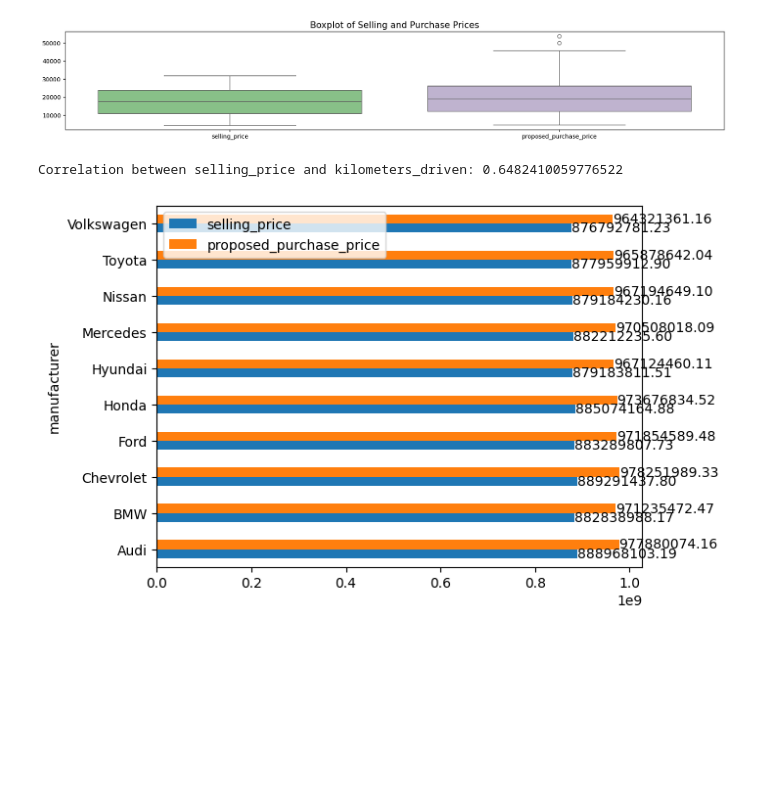
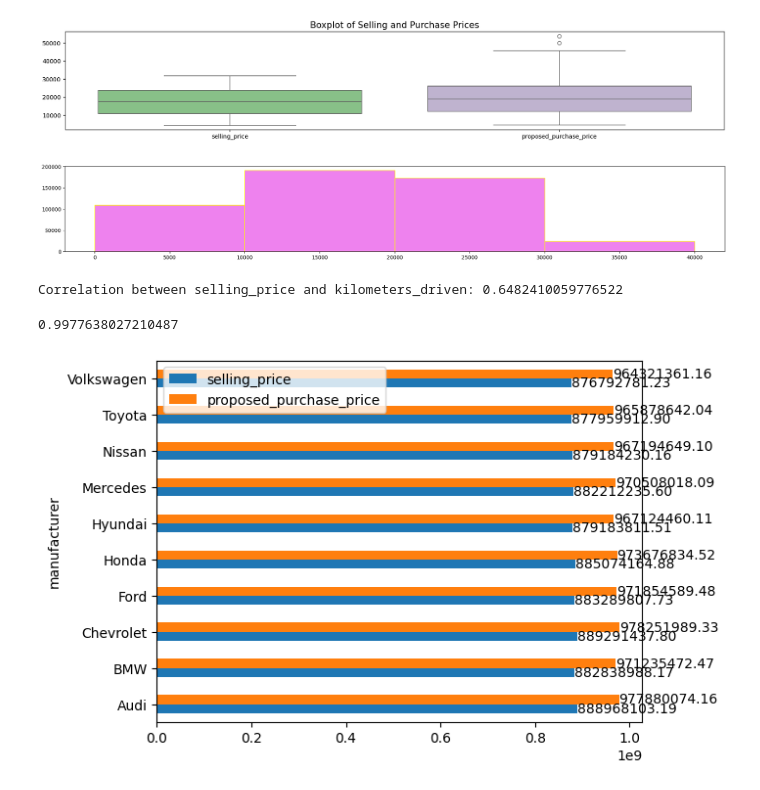
Before and after one commit to Inezariane/Machine-Learning, a Jupyter notebook: Datasets.ipynb, the cells around one changed output. Drawn from its saved outputs; the diff is of its cells as text; code cells hidden in the pictures; blank space fills up the shorter version.

```diff
--- a/Datasets.ipynb
+++ b/Datasets.ipynb
@@ -534,10 +534,22 @@ plt.title("Boxplot of Selling and Purchase Prices", fontsize=15)
 plt.show()
 # %% [output]
 [figure]
+# %%
+plt.figure(figsize=(23, 3))
+plt.hist(df['selling_price'], bins=[0,10000,20000,30000,40000], edgecolor="yellow", color="violet")
+#plt.xticks(unique_values)
+plt.show()
+# %% [output]
+[figure, added]
 # %%
 print('Correlation between selling_price and kilometers_driven:', df['selling_price'].corr(df['kilometers_driven']))
 # %% [output]
 Correlation between selling_price and kilometers_driven: 0.6482410059776522
+# %%
+correlation = df['proposed_purchase_price'].corr(df['selling_price'])
+print(correlation)
+# %% [output]
+0.9977638027210487
 # %%
 ax =df.groupby("manufacturer")[["selling_price","proposed_purchase_price"]].sum().plot(kind= "barh")
 for bars in ax.containers:
```
